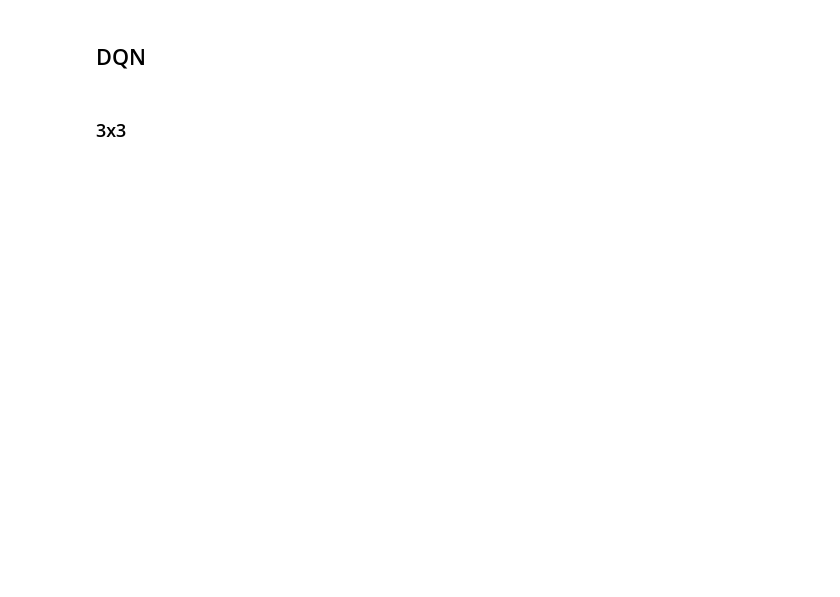
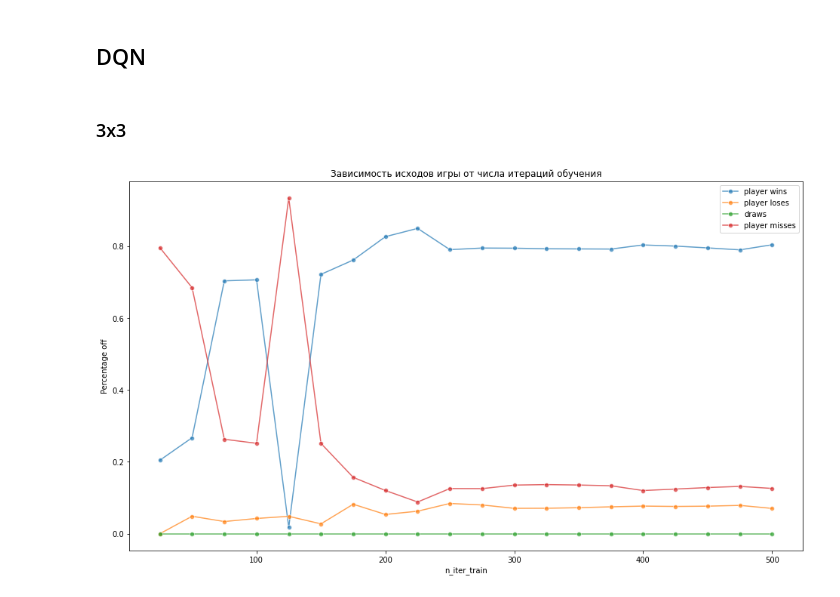
Before and after one commit to tazizov/some_ml_notebooks, a Jupyter notebook: tictactoe-rl/tictactoe_q_learning.ipynb, the cells around one changed output. Drawn from its saved outputs; the diff is of its cells as text; code cells hidden in the pictures; blank space fills up the shorter version.

```diff
--- a/tictactoe-rl/tictactoe_q_learning.ipynb
+++ b/tictactoe-rl/tictactoe_q_learning.ipynb
@@ -106,7 +69,11 @@ env = TicTacToe(3, 3)
 game = TicTacToeGame(env)
 trainer = Trainer(game)
 # %%
-model_x = torch.load('./dqn_player33_x_h128.pt')
-model_o = torch.load('./dqn_player33_o_h128.pt')
+model_x = DQNet(hidden_size=256, board_size=(3, 3))
+model_o = DQNet(hidden_size=256, board_size=(3, 3))
 player_x = DQNPlayer(eps=0.2, alpha=0.01, gamma=0.7, n_rows=3, n_cols=3, model=model_x)
-player_o = DQNPlayer(0.2, 0.01, 0.7, 3, 3, model=model_o)
+player_o = DQNPlayer(eps=0.2, alpha=0.01, gamma=0.7, n_rows=3, n_cols=3, model=model_o)
+# %%
+trainer.plot_learning_deep('x', player_x, RandomPlayer(), 500, 25, iter_check=5000)
+# %% [output]
+[figure, added]
```
Also changed, not shown: parts of 26 cells of this notebook, 1 other file.
